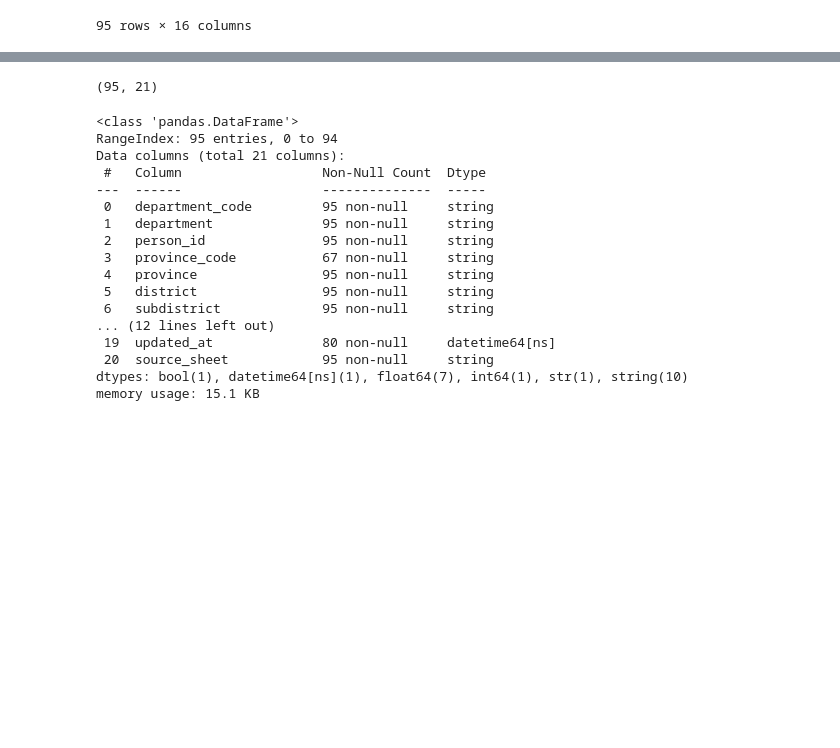
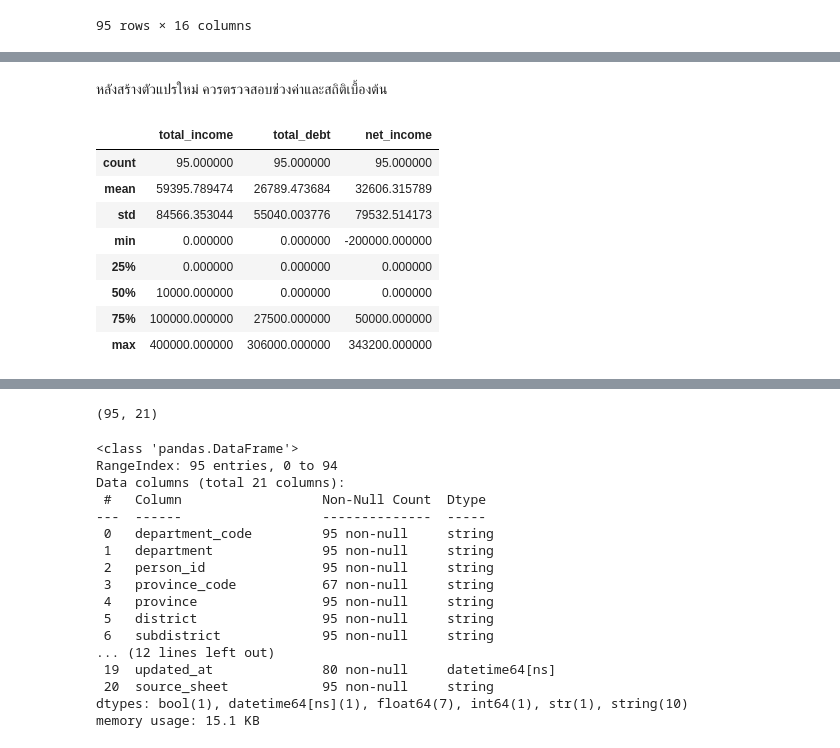
Before and after one commit to vivatbdi/MSDHS_OJT, a Jupyter notebook: py-jupyter_docker/course/day3/10_data_wrangling.ipynb, the cells around one changed output, grey strips where cells are left out. Cells and saved outputs as stored; diff of their text form; code cells hidden in the pictures; blank space fills up the shorter version.

```diff
--- a/py-jupyter_docker/course/day3/10_data_wrangling.ipynb
+++ b/py-jupyter_docker/course/day3/10_data_wrangling.ipynb
@@ -749,0 +874,20 @@ farmer_analysis_df.head()
+# %% [markdown]
+หลังสร้างตัวแปรใหม่ ควรตรวจสอบช่วงค่าและสถิติเบื้องต้น
+# %%
+farmer_clean_df[
+    [
+        "total_income",
+        "total_debt",
+        "net_income",
+    ]
+].describe()
+# %% [output]
+|  | total_income | total_debt | net_income |
+| count | 95.000000 | 95.000000 | 95.000000 |
+| mean | 59395.789474 | 26789.473684 | 32606.315789 |
+| std | 84566.353044 | 55040.003776 | 79532.514173 |
+| min | 0.000000 | 0.000000 | -200000.000000 |
+| 25% | 0.000000 | 0.000000 | 0.000000 |
+| 50% | 10000.000000 | 0.000000 | 0.000000 |
+| 75% | 100000.000000 | 27500.000000 | 50000.000000 |
+| max | 400000.000000 | 306000.000000 | 343200.000000 |
```
Also changed, not shown: parts of 193 cells of this notebook.
